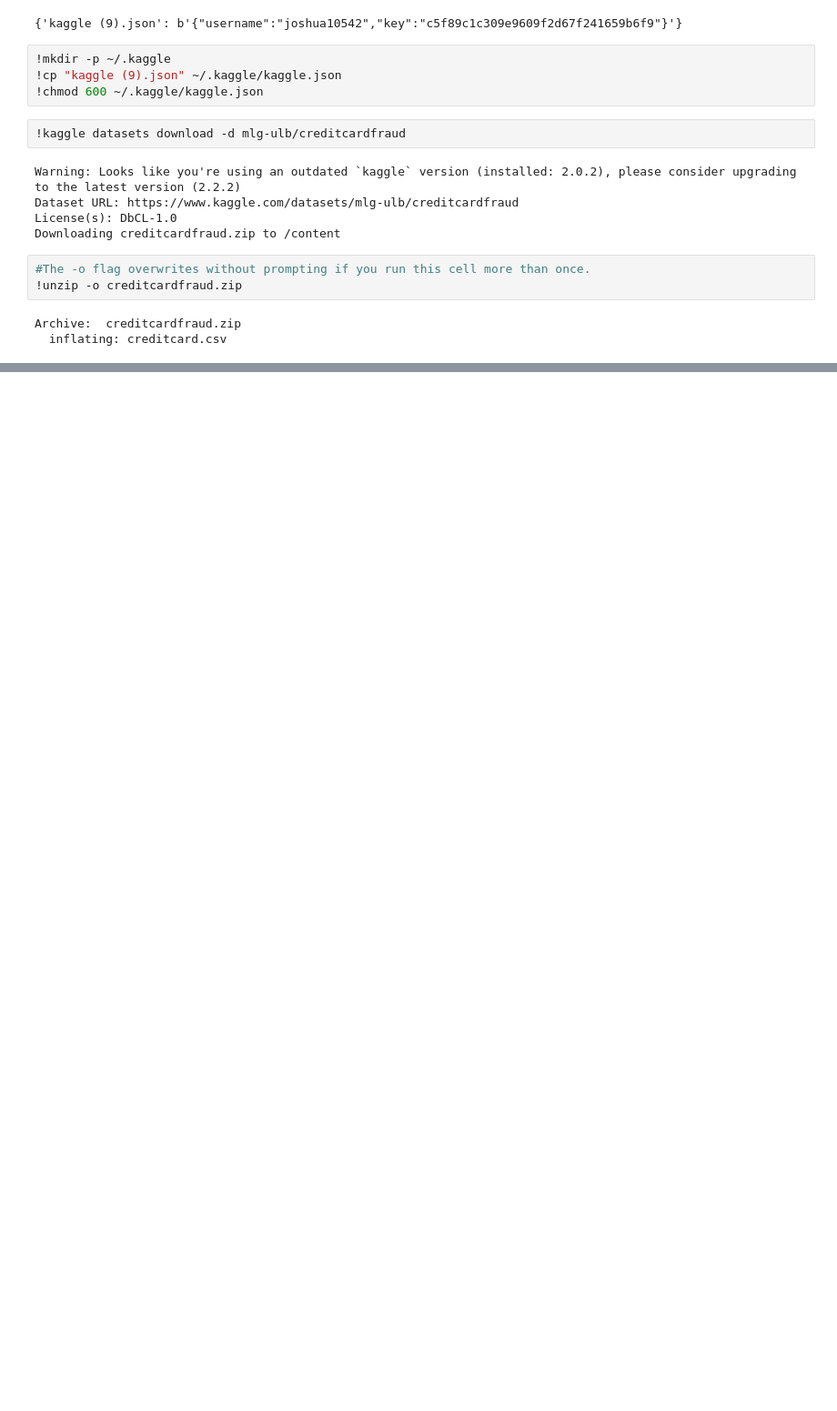
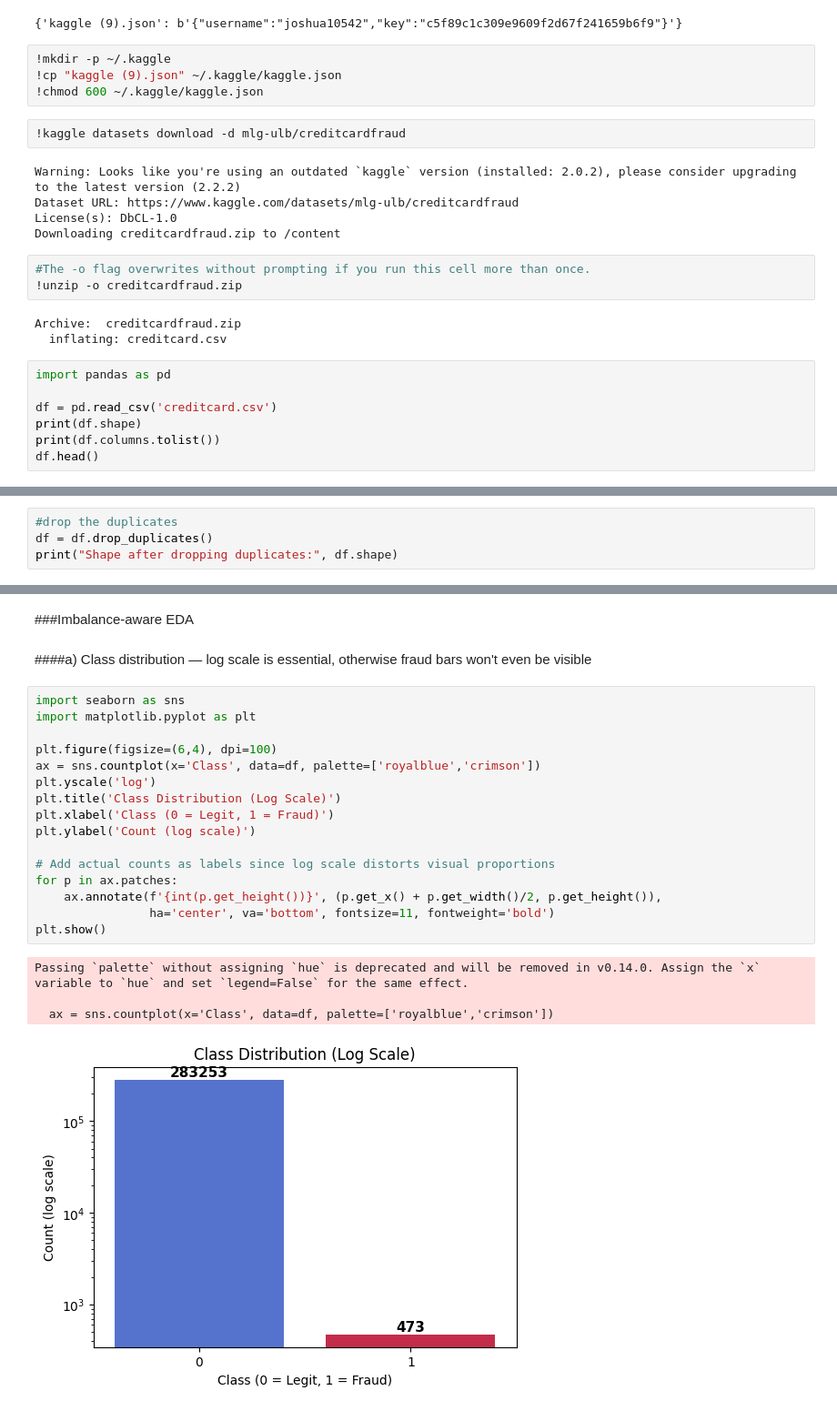
Before and after one commit to JoshOmondi/Credit-Card-Fraud-Detection, a Jupyter notebook: Credit_Card_Fraud_Detection.ipynb, the cells around one changed output, grey strips where cells are left out. Shown at 91% size. Saved outputs shown, nothing was run; the diff lists cells and outputs as text; blank space fills up the shorter version.

```diff
--- a/Credit_Card_Fraud_Detection.ipynb
+++ b/Credit_Card_Fraud_Detection.ipynb
@@ -24,3 +24,10 @@ Downloading creditcardfraud.zip to /content
 # %% [output]
 Archive:  creditcardfraud.zip
   inflating: creditcard.csv
+# %%
+import pandas as pd
+
+df = pd.read_csv('creditcard.csv')
+print(df.shape)
+print(df.columns.tolist())
+df.head()
@@ -26,0 +68,4 @@ Archive:  creditcardfraud.zip
+# %%
+#drop the duplicates
+df = df.drop_duplicates()
+print("Shape after dropping duplicates:", df.shape)
@@ -26,0 +91,25 @@ Archive:  creditcardfraud.zip
+# %% [markdown]
+###Imbalance-aware EDA
+# %% [markdown]
+####a) Class distribution — log scale is essential, otherwise fraud bars won't even be visible
+# %%
+import seaborn as sns
+import matplotlib.pyplot as plt
+
+plt.figure(figsize=(6,4), dpi=100)
+ax = sns.countplot(x='Class', data=df, palette=['royalblue','crimson'])
+plt.yscale('log')
+plt.title('Class Distribution (Log Scale)')
+plt.xlabel('Class (0 = Legit, 1 = Fraud)')
+plt.ylabel('Count (log scale)')
+
+# Add actual counts as labels since log scale distorts visual proportions
+for p in ax.patches:
+    ax.annotate(f'{int(p.get_height())}', (p.get_x() + p.get_width()/2, p.get_height()),
+                ha='center', va='bottom', fontsize=11, fontweight='bold')
+plt.show()
+# %% [output]
+Passing `palette` without assigning `hue` is deprecated and will be removed in v0.14.0. Assign the `x` variable to `hue` and set `legend=False` for the same effect.
+
+  ax = sns.countplot(x='Class', data=df, palette=['royalblue','crimson'])
+[figure, added]
```
Also changed, not shown: parts of 6 cells of this notebook.
